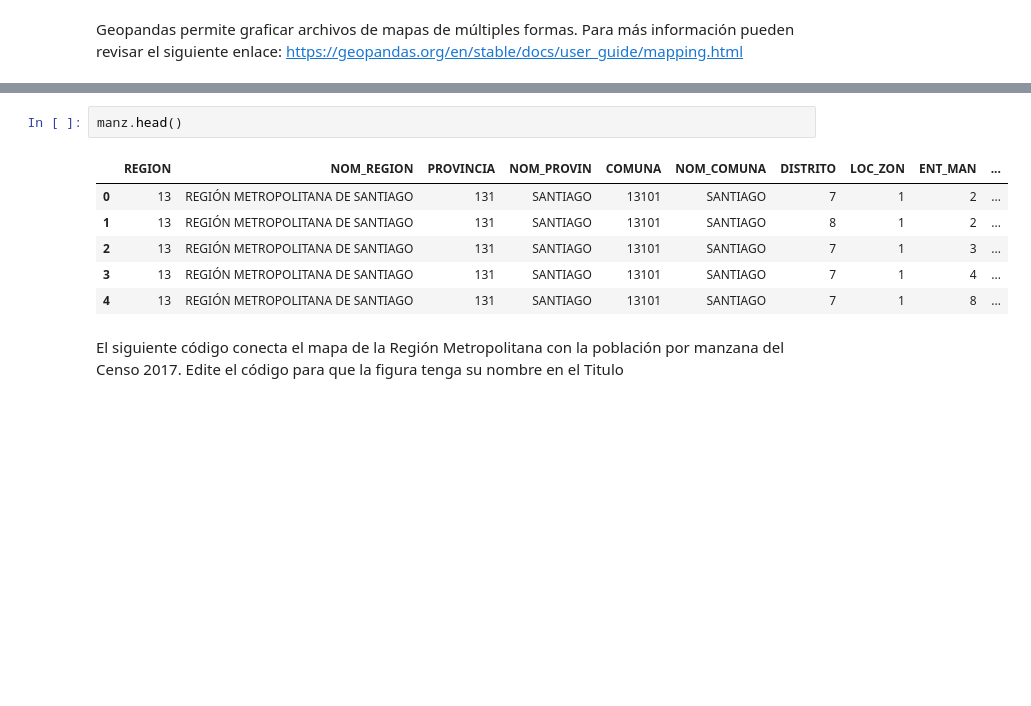
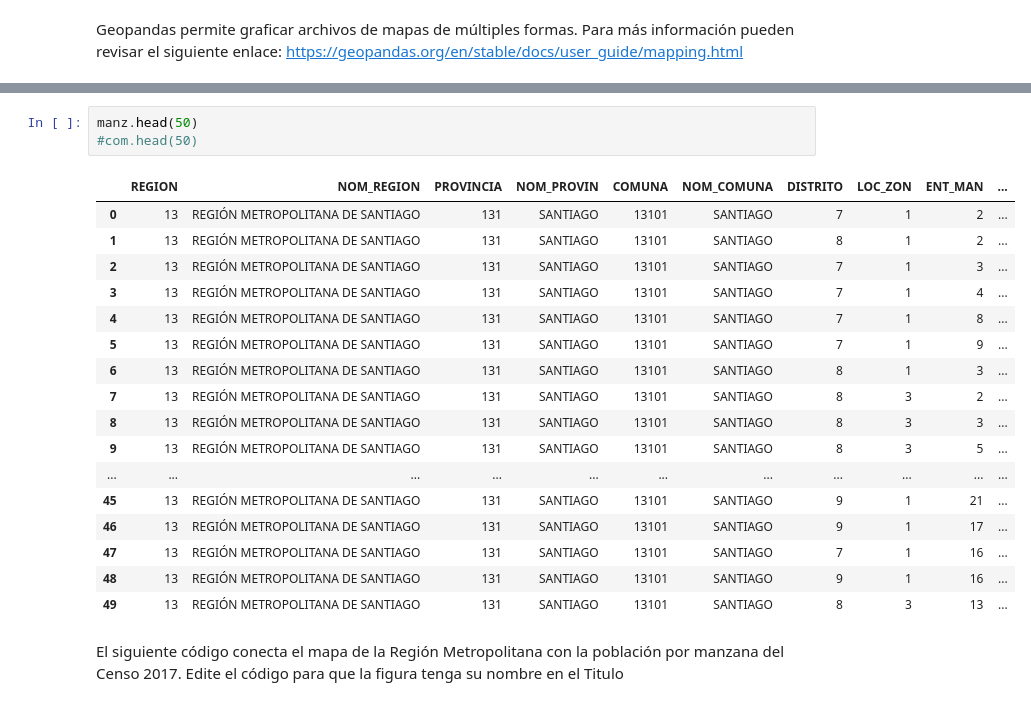
Before and after one commit to SergioHdezDC/IMT2200-SERGIO-HERNANDEZ, a Jupyter notebook: Actividad 01/IMT2200 - Actividad 01.ipynb, the cells around one changed output, grey strips where cells are left out. Saved outputs shown, nothing was run; the diff lists cells and outputs as text; blank space fills up the shorter version.

```diff
--- a/Actividad 01/IMT2200 - Actividad 01.ipynb
+++ b/Actividad 01/IMT2200 - Actividad 01.ipynb
@@ -134,12 +135,24 @@ com.plot()
 # %%
-manz.head()
+manz.head(50)
+#com.head(50)
 # %% [output]
 |  | REGION | NOM_REGION | PROVINCIA | NOM_PROVIN | COMUNA | NOM_COMUNA | DISTRITO | LOC_ZON | ENT_MAN | ... |
 | 0 | 13 | REGIÓN METROPOLITANA DE SANTIAGO | 131 | SANTIAGO | 13101 | SANTIAGO | 7 | 1 | 2 | ... |
 | 1 | 13 | REGIÓN METROPOLITANA DE SANTIAGO | 131 | SANTIAGO | 13101 | SANTIAGO | 8 | 1 | 2 | ... |
 | 2 | 13 | REGIÓN METROPOLITANA DE SANTIAGO | 131 | SANTIAGO | 13101 | SANTIAGO | 7 | 1 | 3 | ... |
 | 3 | 13 | REGIÓN METROPOLITANA DE SANTIAGO | 131 | SANTIAGO | 13101 | SANTIAGO | 7 | 1 | 4 | ... |
 | 4 | 13 | REGIÓN METROPOLITANA DE SANTIAGO | 131 | SANTIAGO | 13101 | SANTIAGO | 7 | 1 | 8 | ... |
+| 5 | 13 | REGIÓN METROPOLITANA DE SANTIAGO | 131 | SANTIAGO | 13101 | SANTIAGO | 7 | 1 | 9 | ... |
+| 6 | 13 | REGIÓN METROPOLITANA DE SANTIAGO | 131 | SANTIAGO | 13101 | SANTIAGO | 8 | 1 | 3 | ... |
+| 7 | 13 | REGIÓN METROPOLITANA DE SANTIAGO | 131 | SANTIAGO | 13101 | SANTIAGO | 8 | 3 | 2 | ... |
+| 8 | 13 | REGIÓN METROPOLITANA DE SANTIAGO | 131 | SANTIAGO | 13101 | SANTIAGO | 8 | 3 | 3 | ... |
+| 9 | 13 | REGIÓN METROPOLITANA DE SANTIAGO | 131 | SANTIAGO | 13101 | SANTIAGO | 8 | 3 | 5 | ... |
+| ... | ... | ... | ... | ... | ... | ... | ... | ... | ... | ... |
+| 45 | 13 | REGIÓN METROPOLITANA DE SANTIAGO | 131 | SANTIAGO | 13101 | SANTIAGO | 9 | 1 | 21 | ... |
+| 46 | 13 | REGIÓN METROPOLITANA DE SANTIAGO | 131 | SANTIAGO | 13101 | SANTIAGO | 9 | 1 | 17 | ... |
+| 47 | 13 | REGIÓN METROPOLITANA DE SANTIAGO | 131 | SANTIAGO | 13101 | SANTIAGO | 7 | 1 | 16 | ... |
+| 48 | 13 | REGIÓN METROPOLITANA DE SANTIAGO | 131 | SANTIAGO | 13101 | SANTIAGO | 9 | 1 | 16 | ... |
+| 49 | 13 | REGIÓN METROPOLITANA DE SANTIAGO | 131 | SANTIAGO | 13101 | SANTIAGO | 8 | 3 | 13 | ... |
 # %% [markdown]
 El siguiente código conecta el mapa de la Región Metropolitana con la población por manzana del Censo 2017. Edite el código para que la figura tenga su nombre en el Titulo
 # %%
```
Also changed, not shown: parts of 4 cells of this notebook, 3 other files.
